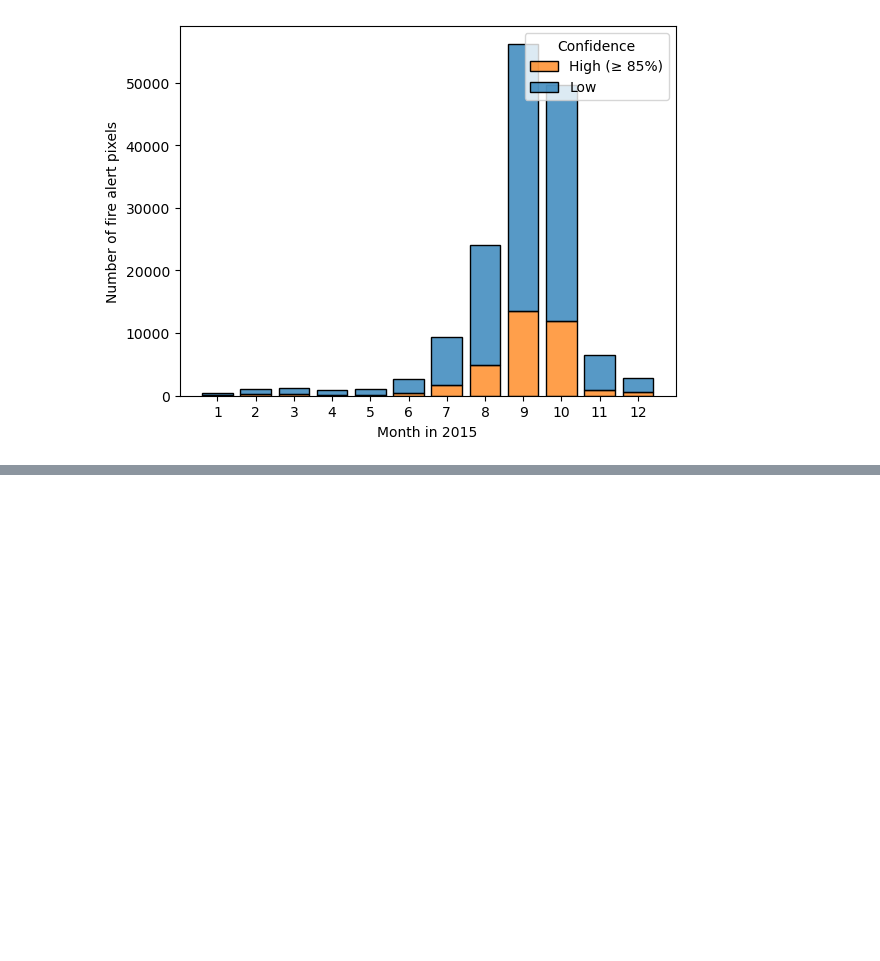
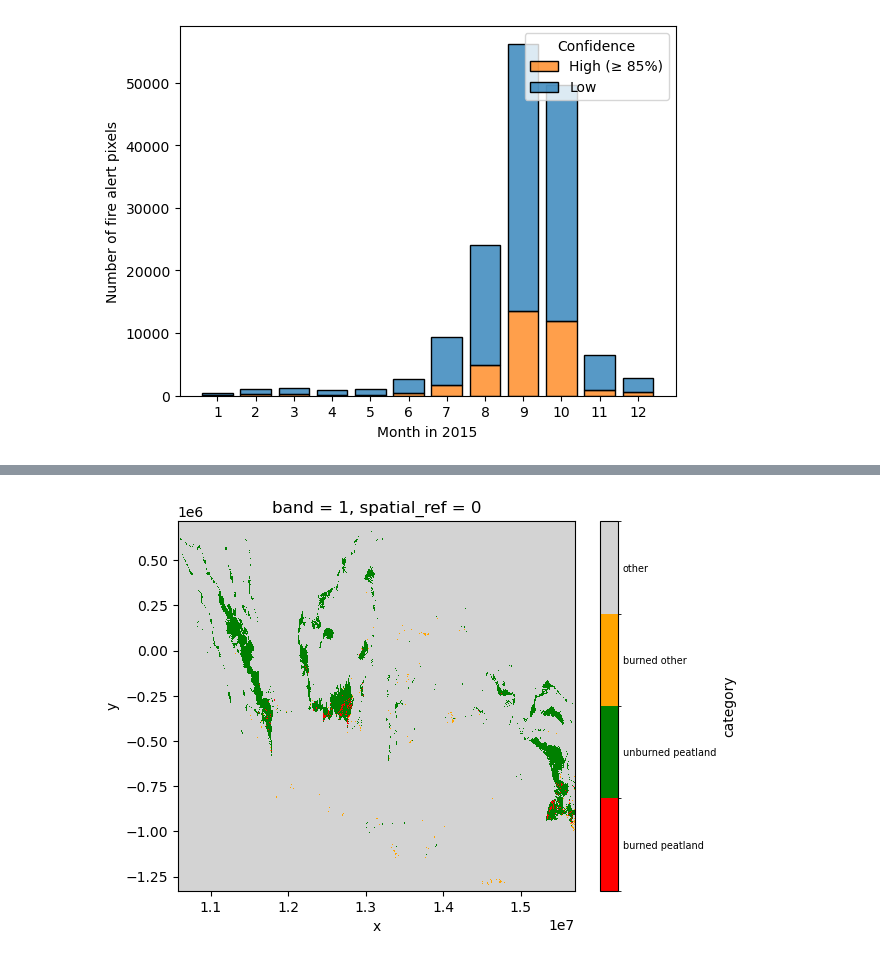
Before and after one commit to ninorp55/tropical-peat-post-fire-vegetation-recovery, a Jupyter notebook: 1_preprocessing.ipynb, the cells around one changed output, grey strips where cells are left out. Drawn from its saved outputs; the diff is of its cells as text; code cells hidden in the pictures; blank space fills up the shorter version.

```diff
--- a/1_preprocessing.ipynb
+++ b/1_preprocessing.ipynb
@@ -165,0 +263,21 @@ fires_after = modis_fa_vf[modis_fa_vf.ACQ_DATE > end_date]
+# %%
+# reproject to match burned area projection/resolution/grid
+peatland_only_reproj = peatland_only.rio.reproject_match(burned_area_reproj, resampling=Resampling.bilinear)
+# %%
+# check where burned area and peatlands overlap
+
+# merge both arrays
+merged = xr.merge([burned_area_reproj.rename('burned_area'),
+                   peatland_only_reproj.rename('peatland')],
+                  compat='no_conflicts')
+
+# add new column with category
+categories = ['burned peatland', 'unburned peatland', 'burned other', 'other']
+merged['category'] = xr.where((merged.burned_area == 1) & (merged.peatland == 1),
+                              1,
+                              xr.where((merged.burned_area == 0) & (merged.peatland == 1),
+                                       2,
+                                       xr.where((merged.burned_area == 1) & (merged.peatland != 1),
+                                                3,
+                                                4
+                                               )))
@@ -165,0 +289,24 @@ fires_after = modis_fa_vf[modis_fa_vf.ACQ_DATE > end_date]
+# %%
+# visualize
+
+# set up labels and colors
+levels = [1,2,3,4]
+levels += [levels[-1] + 1]
+colors = ['red','green','orange','lightgrey']
+labels = categories
+
+# plot classification as a map with a colormap
+plt.figure()
+ax = merged['category'].plot(levels=levels, colors=colors)
+
+# Compute position of ticks for labeling of colormap
+tick_positions = np.mean([levels[:-1], levels[1:]], axis=0)
+
+# Set labels at the middle of each color block in colormap legend
+ax.colorbar.set_ticks(tick_positions)  # define ticks for label position
+ax.colorbar.ax.tick_params(length=0)  # hides ticks, so only labels are shown
+ax.colorbar.set_ticklabels(labels, fontsize=7) # labels positiond to corresponding color
+
+plt.show()
+# %% [output]
+[figure, added]
```
Also changed, not shown: parts of 35 cells of this notebook.
